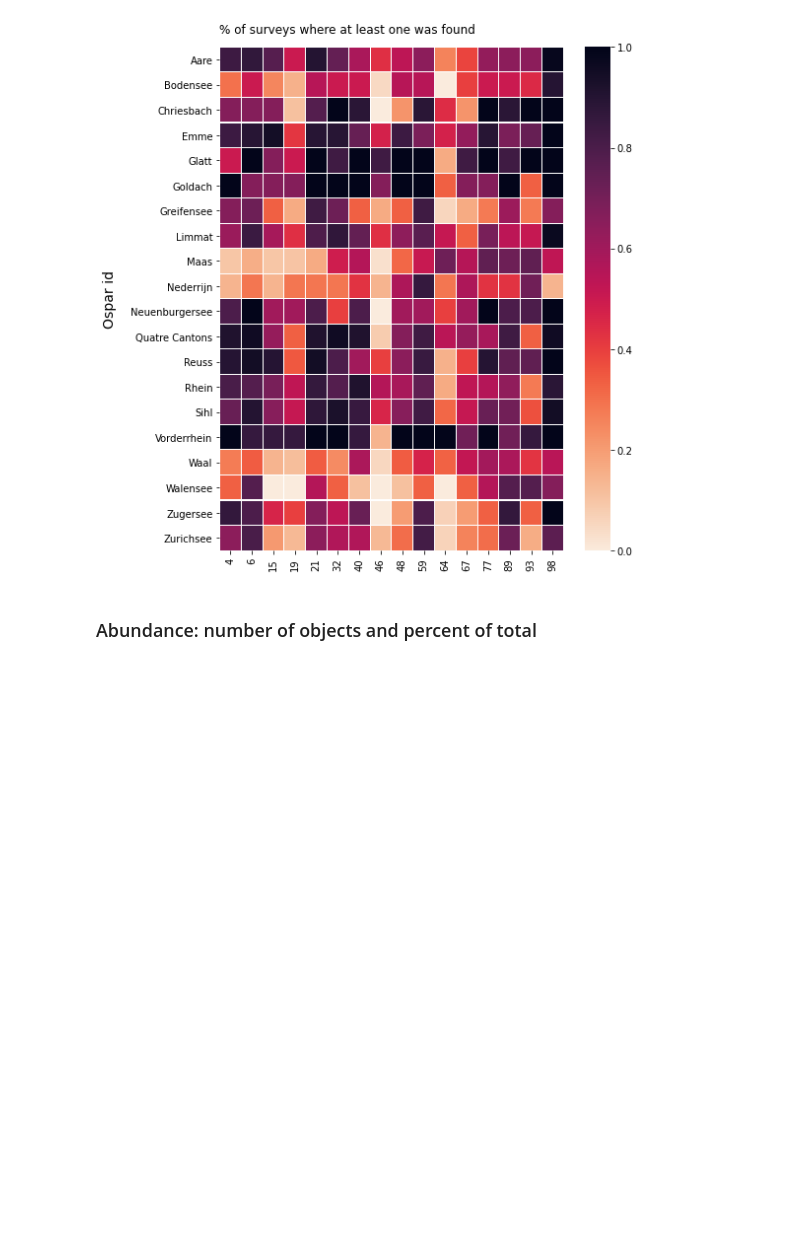
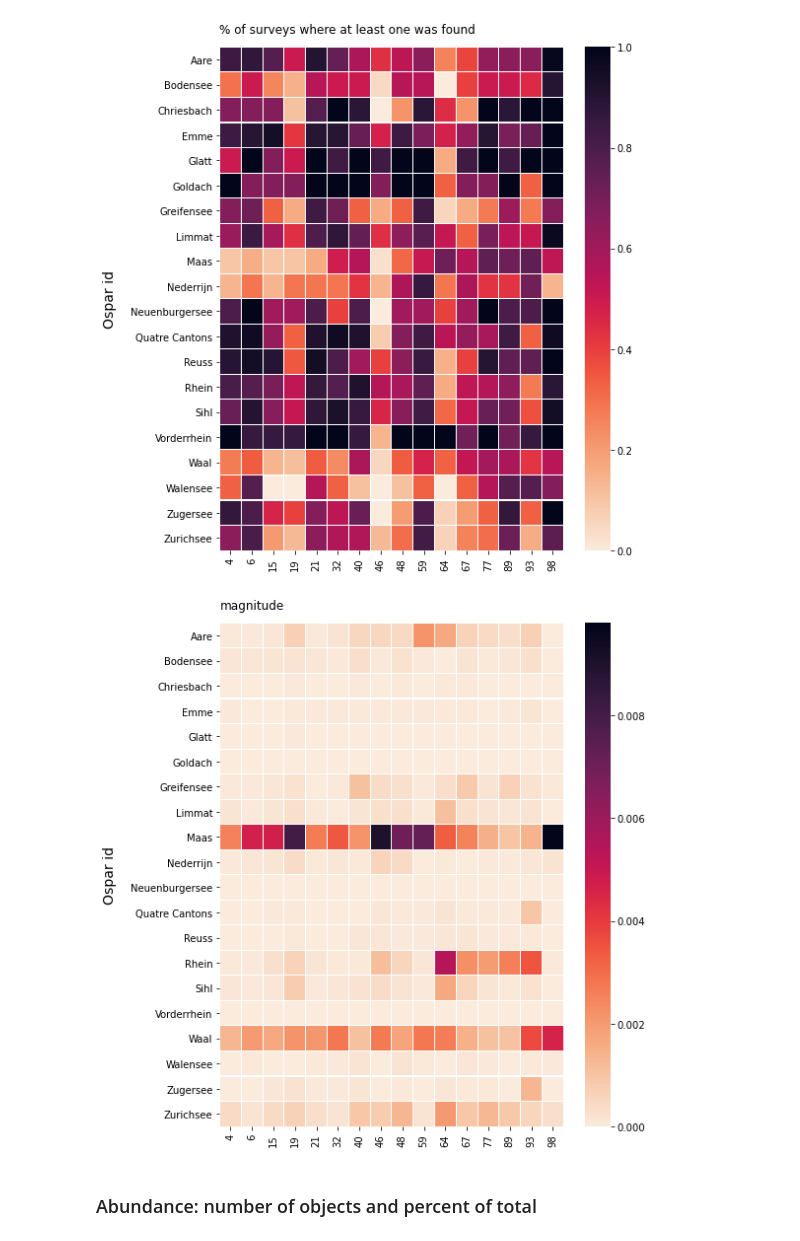
Before and after one commit to hammerdirt-analyst/rhinecode, a Jupyter notebook: use_a_class.ipynb, the cells around one changed output. Cells and saved outputs as stored; diff of their text form; code cells hidden in the pictures; blank space fills up the shorter version.

```diff
--- a/use_a_class.ipynb
+++ b/use_a_class.ipynb
@@ -558,6 +599,28 @@ plt.show()
 plt.close()
 # %% [output]
 [figure]
+# %%
+fig, axs = plt.subplots(figsize=(8,8))
+
+heat_map_data = coi_wt[['water_name', 'code', 'magnitude']].pivot(index='water_name', columns='code')
+
+
+sns.heatmap(data=heat_map_data, cmap='rocket_r',linewidth=.1, ax=axs)
+axs.tick_params(axis='y', labelrotation=0)
+axs.set_ylabel("Ospar id", **ylab_k)
+axs.set_xlabel("")
+axs.set_title("magnitude", **title_k)
+labels = axs.get_xticklabels()
+labels = [x.get_text().split('-')[-1] for x in labels]
+axs.set_xticklabels(labels)
+
+plt.tight_layout()
+file_name = F"{project_directory}/features_magnitude.jpg"
+plt.savefig(file_name, dpi=300)
+plt.show()
+plt.close()
+# %% [output]
+[figure, added]
 # %% [markdown]
 ### Abundance: number of objects and percent of total
 # %%
```
Also changed, not shown: parts of 10 cells of this notebook, 5 other files.
